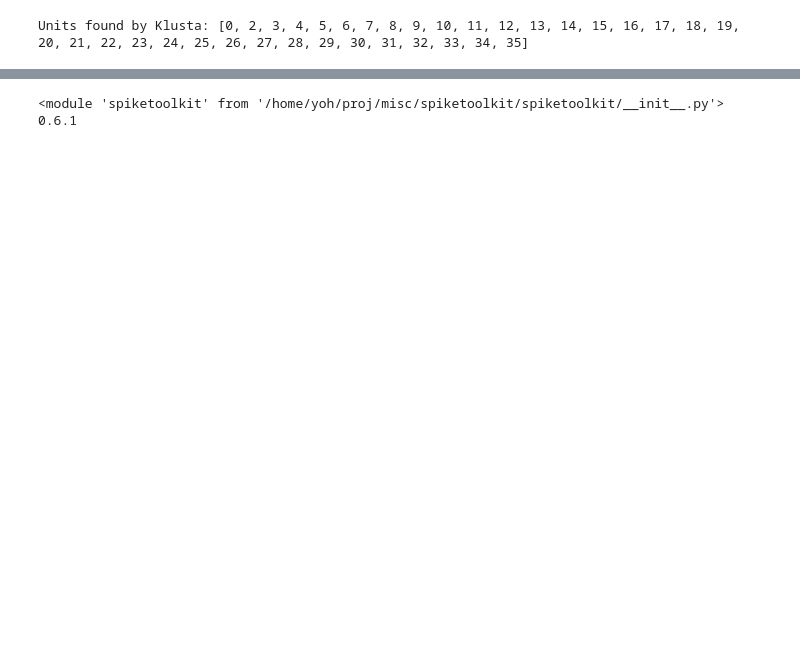
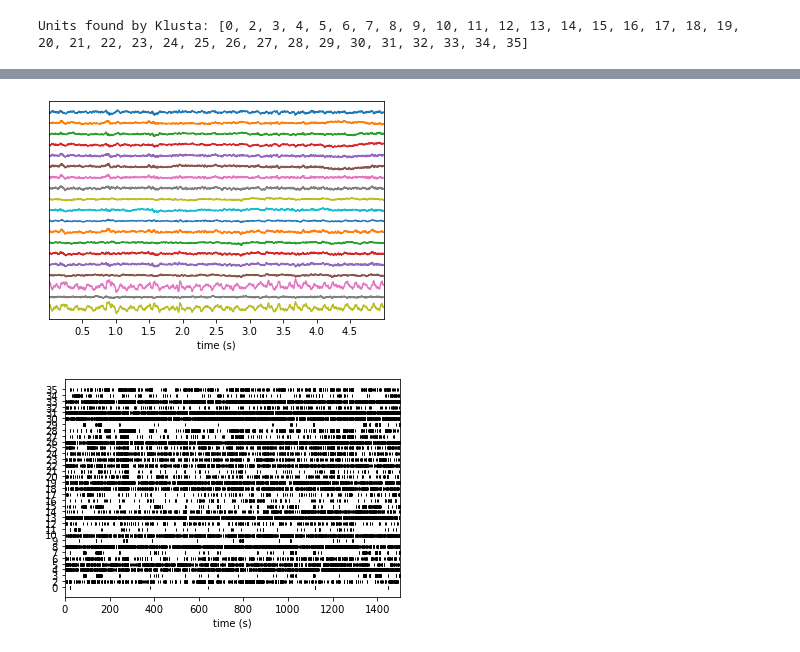
Before and after one commit to vandermeerlab/data-formats, a Jupyter notebook: yoh_try_spikeinterfaces.ipynb, the cells around one changed output, grey strips where cells are left out. Cells and saved outputs as stored; diff of their text form; code cells hidden in the pictures; blank space fills up the shorter version.

Commit message:
Fully working full pass (using master versions of the modules

```diff
--- a/yoh_try_spikeinterfaces.ipynb
+++ b/yoh_try_spikeinterfaces.ipynb
@@ -130,5 +120,6 @@ IndexError: index 12 is out of bounds for axis 0 with size 12
-# %%
-import spiketoolkit
-print(spiketoolkit, spiketoolkit.__version__)
-# %% [output]
-<module 'spiketoolkit' from '/home/yoh/proj/misc/spiketoolkit/spiketoolkit/__init__.py'> 0.6.1
+# %%
+sw.plot_timeseries(recording);
+sw.plot_rasters(klusta_out);
+# %% [output]
+[figure, added]
+[figure, added]
```
Also changed, not shown: parts of 5 cells of this notebook.
